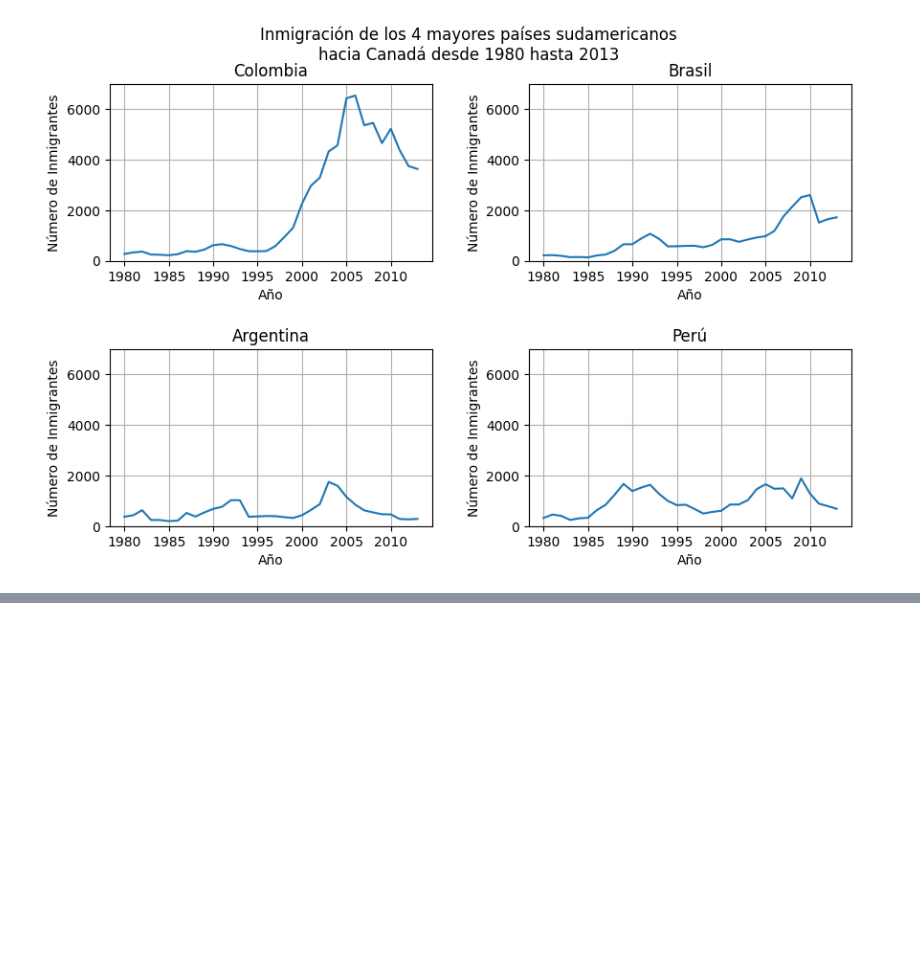
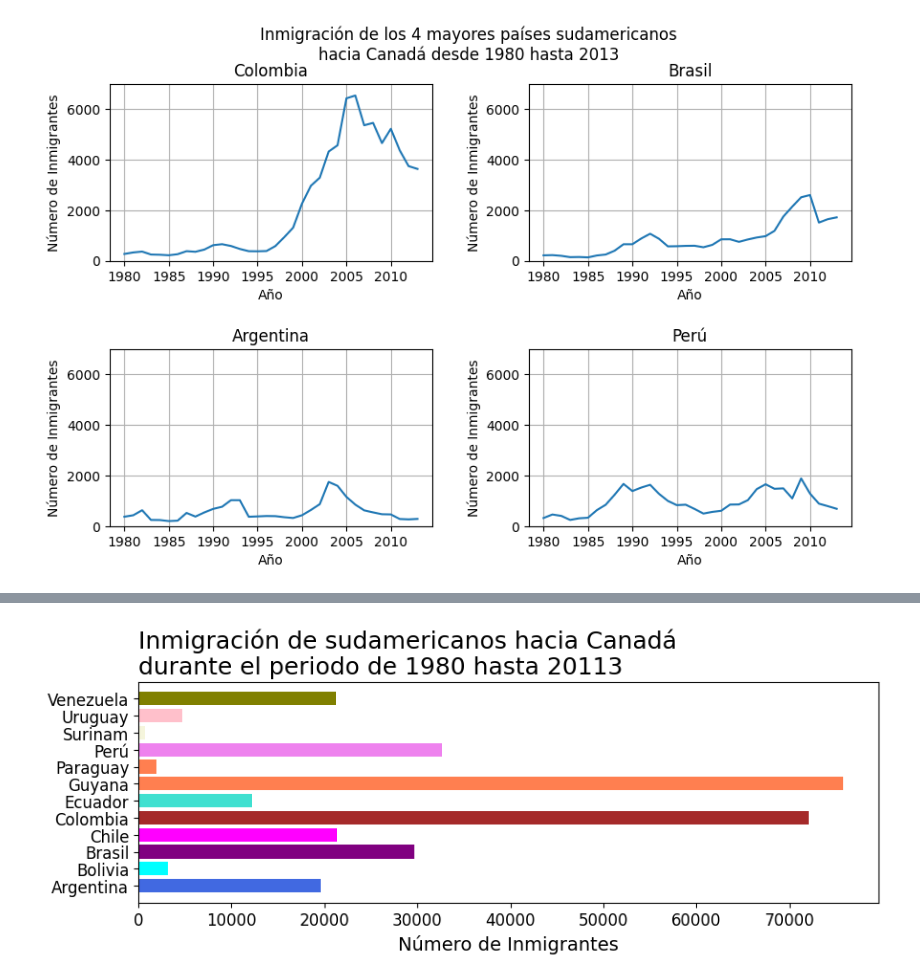
Before and after one commit to diego2003-her14/cursos-alura-ciencia-de-datos, a Jupyter notebook: visualizacion_de_datos_con_python.ipynb, the cells around one changed output, grey strips where cells are left out. Saved outputs shown, nothing was run; the diff lists cells and outputs as text; code cells hidden in the pictures; blank space fills up the shorter version.

```diff
--- a/visualizacion_de_datos_con_python.ipynb
+++ b/visualizacion_de_datos_con_python.ipynb
@@ -222,0 +296,18 @@ plt.show()
+# %%
+colores = ['royalblue', 'cyan', 'purple', 'magenta',
+            'brown', 'turquoise', 'coral', 'coral',
+            'violet', 'beige', 'pink', 'olive']
+
+fig, ax = plt.subplots(figsize=(10, 3))
+
+ax.barh(sudamerica.index, sudamerica['Total'], color=colores)
+ax.set_title('Inmigración de sudamericanos hacia Canadá\ndurante el periodo de 1980 hasta 20113',
+              loc='left', fontsize=18)
+ax.set_ylabel('')
+ax.set_xlabel('Número de Inmigrantes', fontsize=14)
+ax.xaxis.set_tick_params(labelsize=12)
+ax.yaxis.set_tick_params(labelsize=12)
+
+plt.show()
+# %% [output]
+[figure, added]
```
Also changed, not shown: parts of 11 cells of this notebook.
